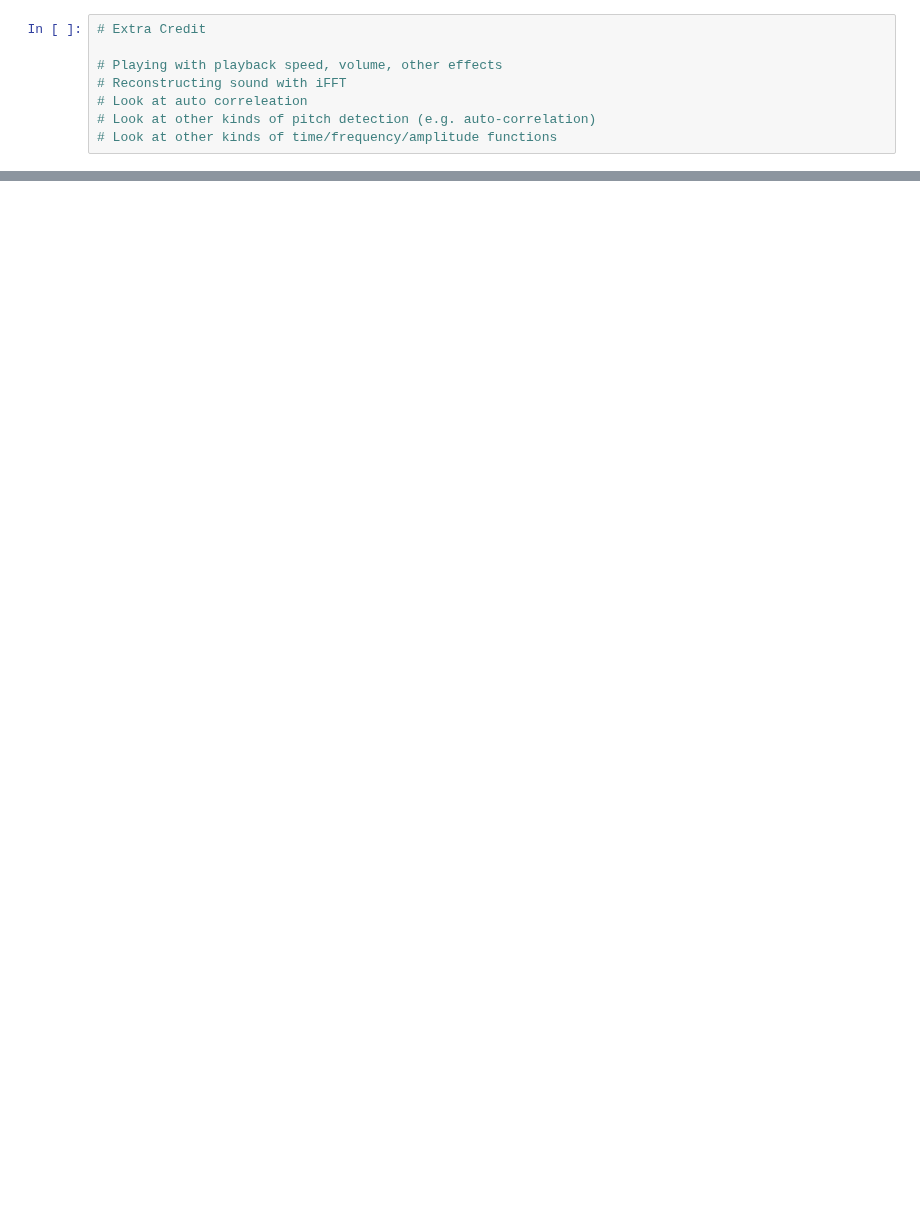
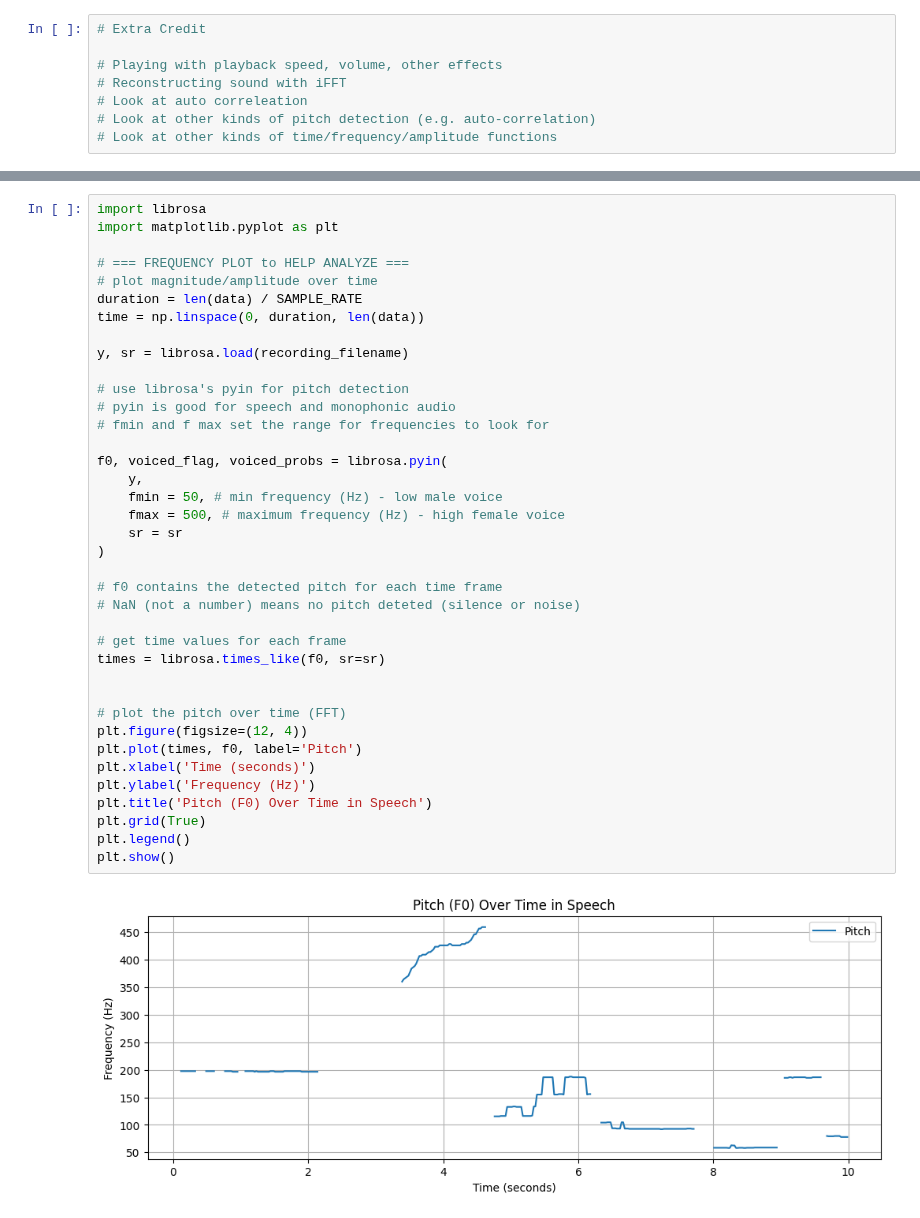
Before and after one commit to ekkezia/listening_machines, a Jupyter notebook: class_1/class_1.ipynb, the cells around one changed output, grey strips where cells are left out. Cells and saved outputs as stored; diff of their text form; blank space fills up the shorter version.

```diff
--- a/class_1/class_1.ipynb
+++ b/class_1/class_1.ipynb
@@ -1064,0 +1020,40 @@ finally:
+# %%
+import librosa
+import matplotlib.pyplot as plt
+
+# === FREQUENCY PLOT to HELP ANALYZE ===
+# plot magnitude/amplitude over time
+duration = len(data) / SAMPLE_RATE
+time = np.linspace(0, duration, len(data))
+
+y, sr = librosa.load(recording_filename)
+
+# use librosa's pyin for pitch detection
+# pyin is good for speech and monophonic audio
+# fmin and f max set the range for frequencies to look for
+
+f0, voiced_flag, voiced_probs = librosa.pyin(
+    y,
+    fmin = 50, # min frequency (Hz) - low male voice
+    fmax = 500, # maximum frequency (Hz) - high female voice
+    sr = sr
+)
+
+# f0 contains the detected pitch for each time frame
+# NaN (not a number) means no pitch deteted (silence or noise)
+
+# get time values for each frame
+times = librosa.times_like(f0, sr=sr)
+
+
+# plot the pitch over time (FFT)
+plt.figure(figsize=(12, 4))
+plt.plot(times, f0, label='Pitch')
+plt.xlabel('Time (seconds)')
+plt.ylabel('Frequency (Hz)')
+plt.title('Pitch (F0) Over Time in Speech')
+plt.grid(True)
+plt.legend()
+plt.show()
+# %% [output]
+[figure, added]
```
Also changed, not shown: parts of 9 cells of this notebook, 4 other files.
